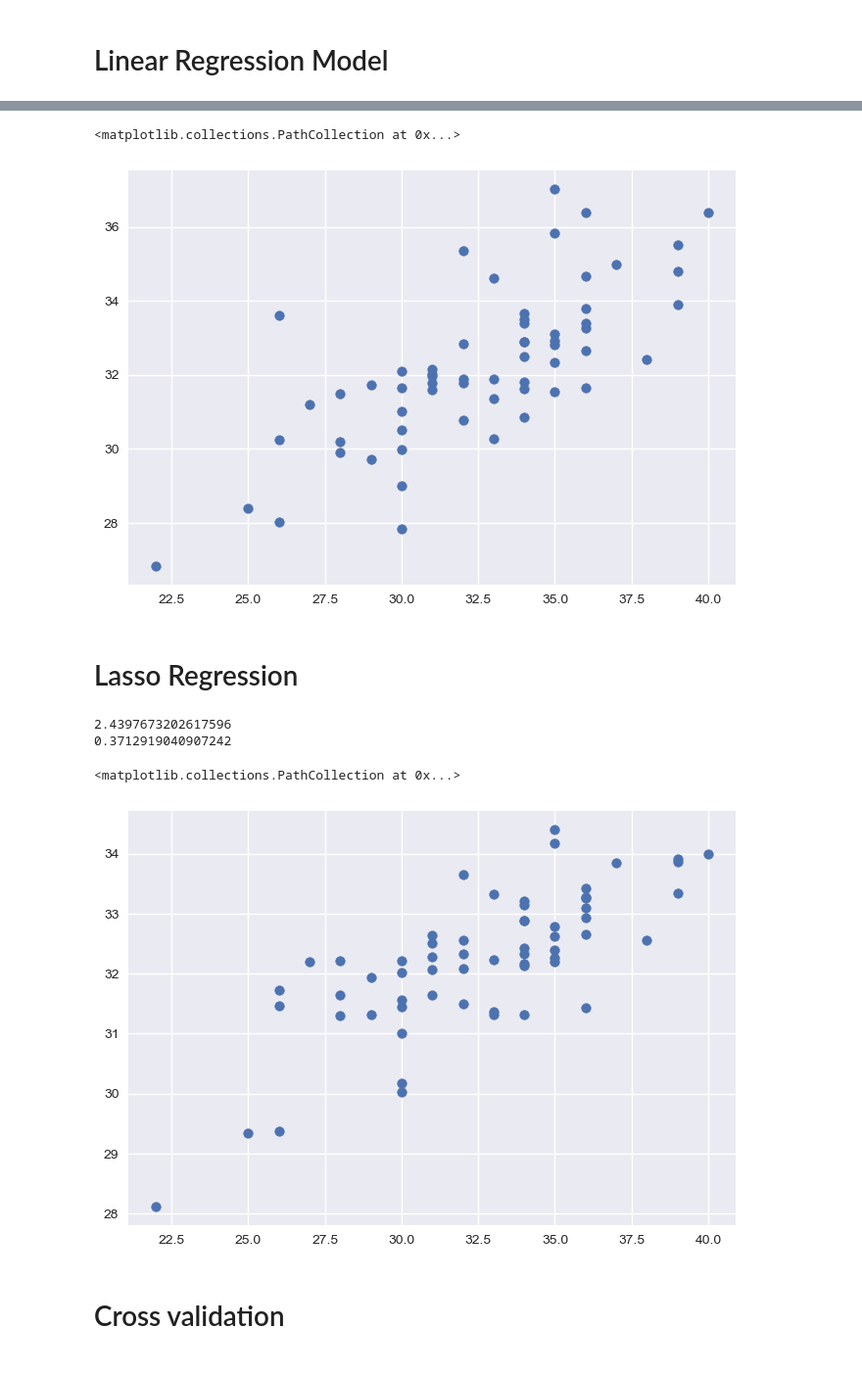
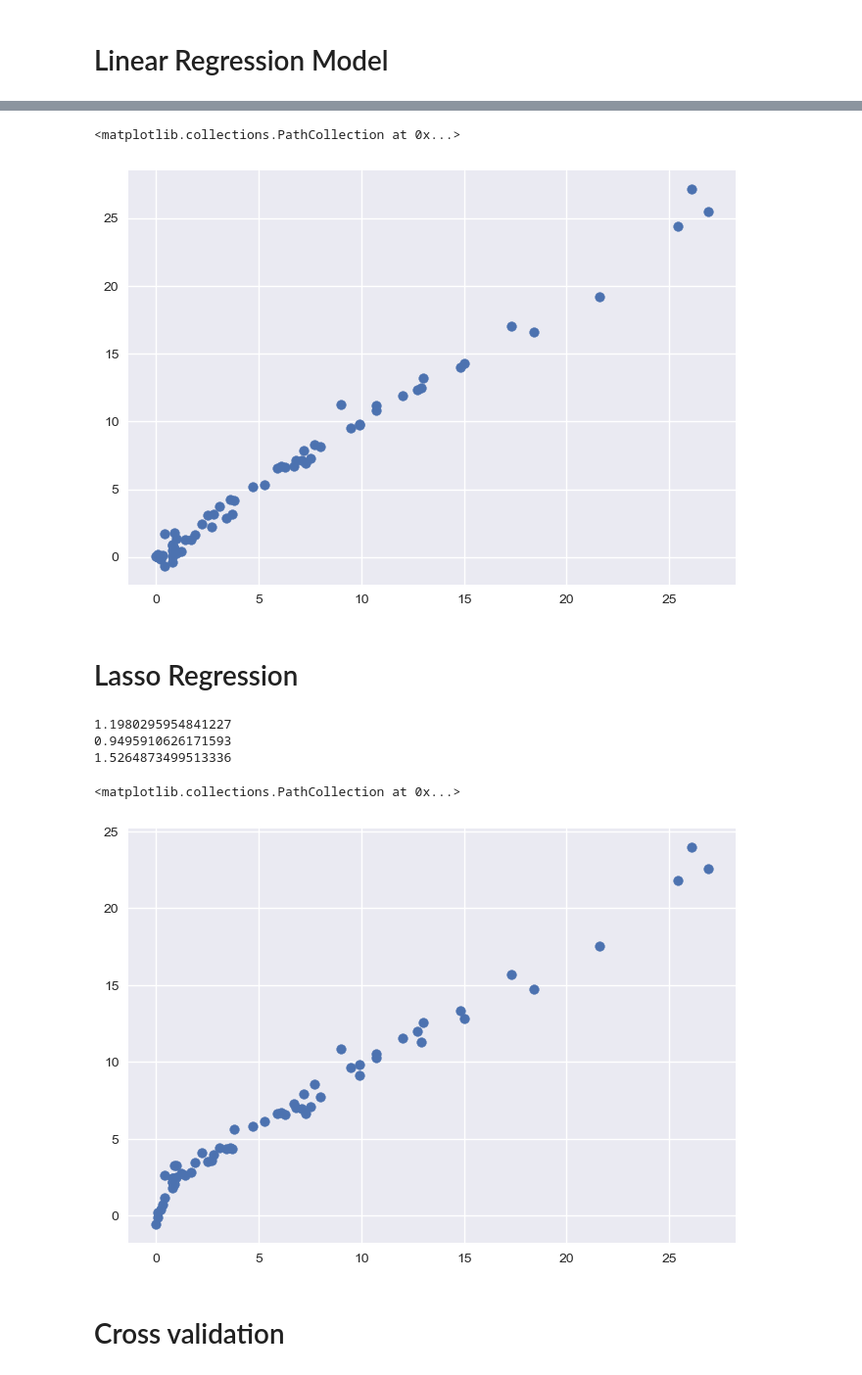
Before and after one commit to SakshiSri14/ForestFire, a Jupyter notebook: LassoRegression.ipynb, the cells around one changed output, grey strips where cells are left out. Shown at 98% size. Saved outputs shown, nothing was run; the diff lists cells and outputs as text; code cells hidden in the pictures.

```diff
--- a/LassoRegression.ipynb
+++ b/LassoRegression.ipynb
@@ -292,9 +292,9 @@ df_copy
 | 242 | 24 | 64 | 15 | 0.2 | 67.3 | 3.8 | 16.5 | 1.2 | 4.8 | 0.5 | 0 | ... |
 243 rows × 12 columns
 # %%
-#  we're predicting temp so
-x = df_copy.drop('Temperature', axis = 1)
-y = df_copy['Temperature']
+#  we're predicting FWI so
+x = df_copy.drop('FWI', axis = 1)
+y = df_copy['FWI']
 # %%
 # train test split
 from sklearn.model_selection import train_test_split
@@ -369,28 +373,31 @@ plt.scatter(y_test, y_pred)
 # kinda linear
 # %% [output]
 <matplotlib.collections.PathCollection at 0x...>
-[figure, old version]
+[figure, new version]
 # %% [markdown]
 # Lasso Regression
 # %%
 from sklearn.linear_model import Lasso
-from sklearn.metrics import mean_absolute_error, r2_score
+from sklearn.metrics import mean_absolute_error, r2_score, root_mean_squared_error
 
 lasso= Lasso()
 lasso.fit(x_train , y_train)
 y_pred = lasso.predict(x_test)
 mae= mean_absolute_error(y_test, y_pred)
 score = r2_score(y_test, y_pred)
+rmse=root_mean_squared_error(y_test,y_pred)
 
 print(mae)
 print(score)
+print(rmse)
 plt.scatter(y_test, y_pred)
 # reduced
 # %% [output]
-2.4397673202617596
-0.3712919040907242
+1.1980295954841227
+0.9495910626171593
+1.5264873499513336
 <matplotlib.collections.PathCollection at 0x...>
-[figure, old version]
+[figure, new version]
 # %% [markdown]
 # Cross validation
 # %%
```
Also changed, not shown: parts of 12 cells of this notebook, 4 other files.
